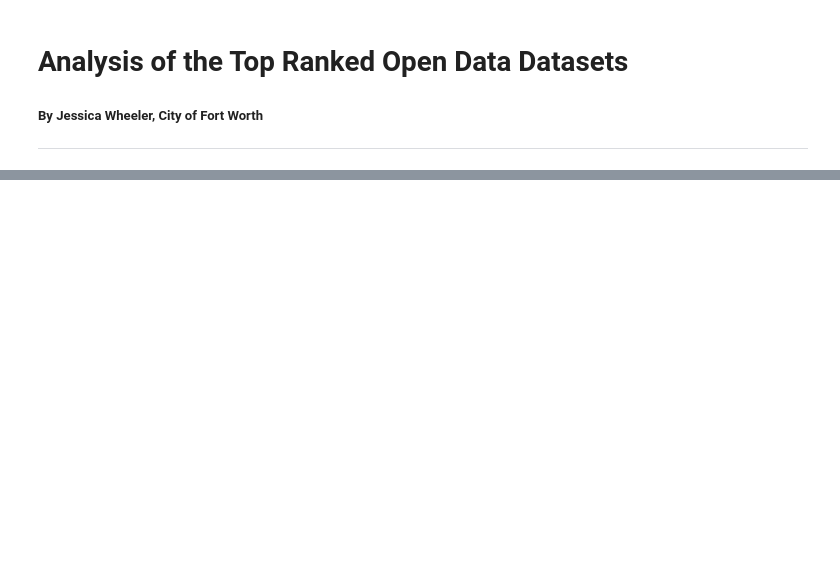
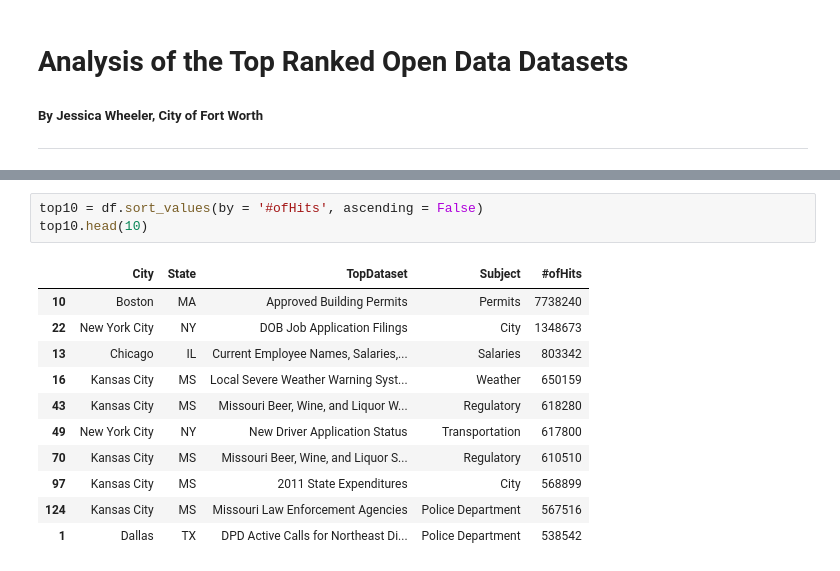
Before and after one commit to jessicawheeler/OpenDataCFW, a Jupyter notebook: RankedOpenDatasets_Wheeler.ipynb, the cells around one changed output, grey strips where cells are left out. Drawn from its saved outputs; the diff is of its cells as text; blank space fills up the shorter version.

```diff
--- a/RankedOpenDatasets_Wheeler.ipynb
+++ b/RankedOpenDatasets_Wheeler.ipynb
@@ -69,0 +170,15 @@ g.set_axis_labels('ConditionType', 'NumberofTimesConditionReported')
+# %%
+top10 = df.sort_values(by = '#ofHits', ascending = False)
+top10.head(10)
+# %% [output]
+|  | City | State | TopDataset | Subject | #ofHits |
+| 10 | Boston | MA | Approved Building Permits | Permits | 7738240 |
+| 22 | New York City | NY | DOB Job Application Filings | City | 1348673 |
+| 13 | Chicago | IL | Current Employee Names, Salaries,... | Salaries | 803342 |
+| 16 | Kansas City | MS | Local Severe Weather Warning Syst... | Weather | 650159 |
+| 43 | Kansas City | MS | Missouri Beer, Wine, and Liquor W... | Regulatory | 618280 |
+| 49 | New York City | NY | New Driver Application Status | Transportation | 617800 |
+| 70 | Kansas City | MS | Missouri Beer, Wine, and Liquor S... | Regulatory | 610510 |
+| 97 | Kansas City | MS | 2011 State Expenditures | City | 568899 |
+| 124 | Kansas City | MS | Missouri Law Enforcement Agencies | Police Department | 567516 |
+| 1 | Dallas | TX | DPD Active Calls for Northeast Di... | Police Department | 538542 |
```
Also changed, not shown: parts of 28 cells of this notebook, 1 other file.
